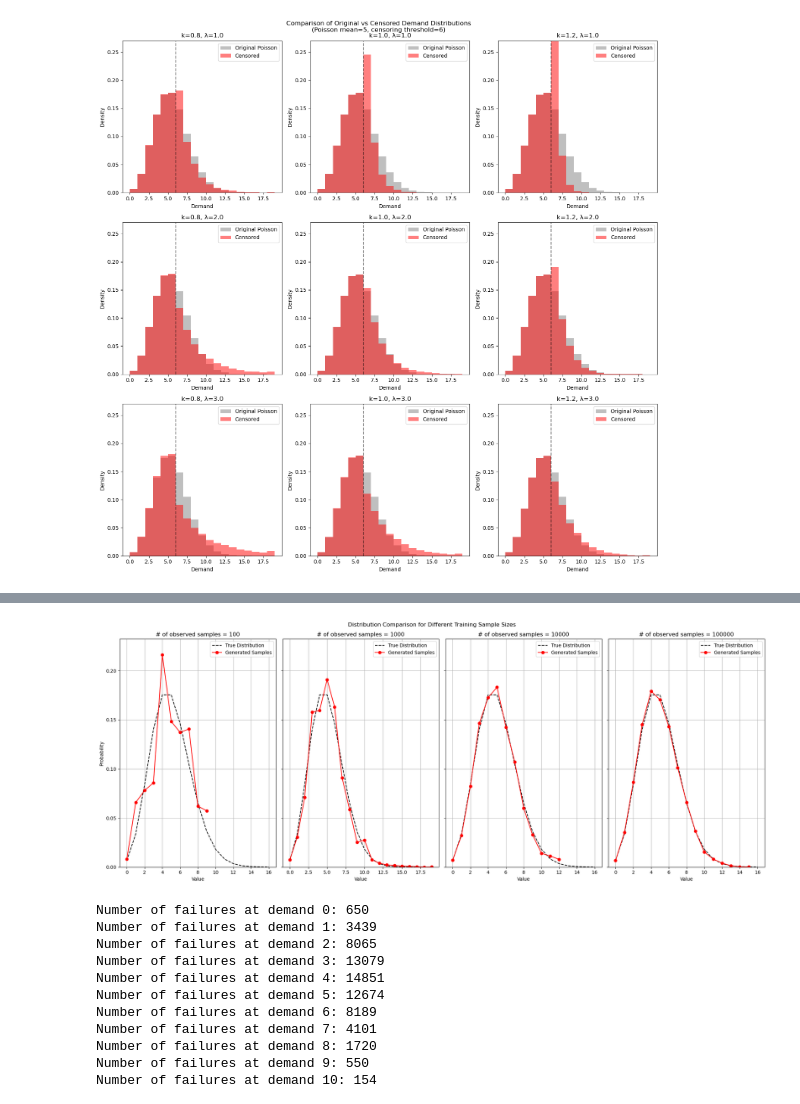
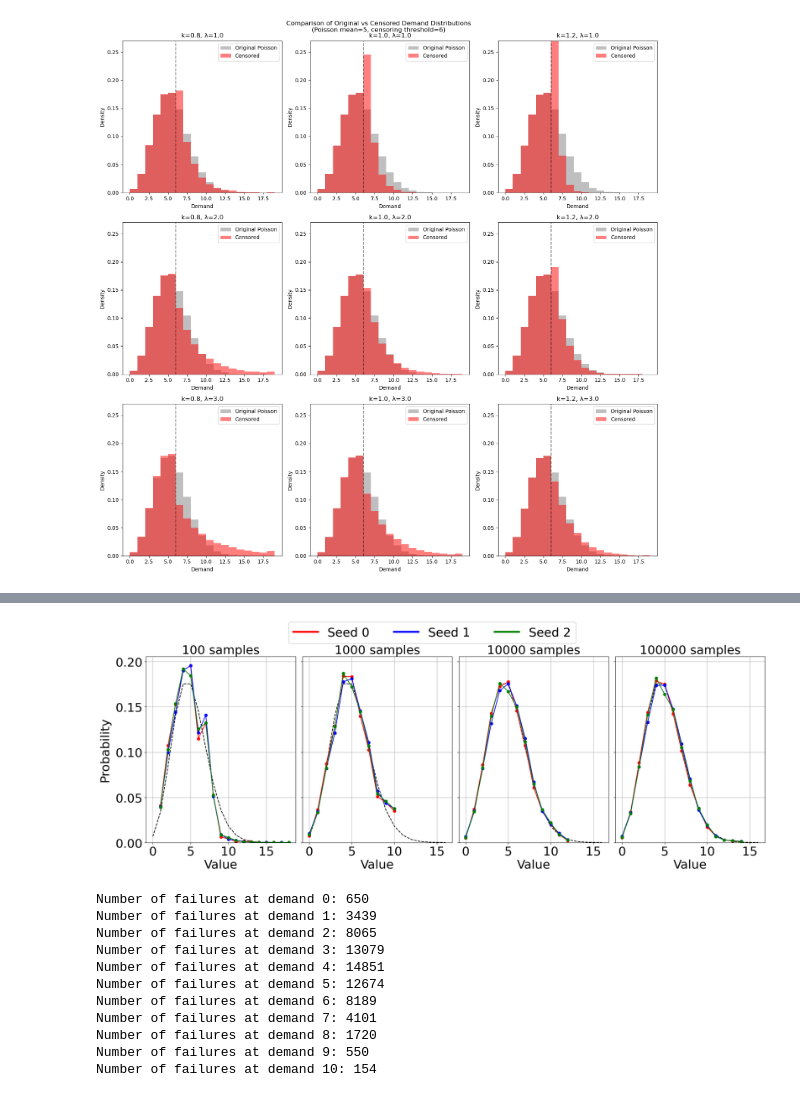
Before and after one commit to minuk302/Neural_inventory_control, a Jupyter notebook: censored_demands.ipynb, the cells around one changed output, grey strips where cells are left out. Saved outputs shown, nothing was run; the diff lists cells and outputs as text; code cells hidden in the pictures.

```diff
--- a/censored_demands.ipynb
+++ b/censored_demands.ipynb
@@ -255,10 +340,13 @@ class KMSampler:
         self.tail_rate = result.x
         self.threshold = times[-1]  # This is M
 
-    def sample(self, n_samples):
+    def sample(self, n_samples, seed=None):
         """Generate new samples from fitted distribution"""
         if self.kmf is None:
             raise ValueError("Must fit model before sampling")
+
+        if seed is not None:
+            np.random.seed(seed)
 
         # Get survival function values
         times = np.arange(np.min(self.kmf.survival_function_.index),
@@ -314,77 +402,85 @@ censoring_process = {'mean': 6}
 n_generate = 10000
 
 # Create figure with 4 subplots in a row
-fig, axes = plt.subplots(1, 4, figsize=(20, 8))
-fig.suptitle('Distribution Comparison for Different Training Sample Sizes')
+fig, axes = plt.subplots(1, 4, figsize=(20, 7))
 
 # Test different n_fit values
 n_fit_values = [10**2, 10**3, 10**4, 10**5]
 
-# First pass to get max y value
+# Initialize y_max
 y_max = 0
-for n_fit in n_fit_values:
-    sampler = KMSampler(num_samples=1000, periods=1)
-    true_demand = np.random.poisson(demand_params['mean'], size=n_fit)
-    thresholds = np.random.poisson(censoring_process['mean'], size=n_fit)
 
-    observed = np.minimum(true_demand, thresholds)
-    censoring_indicators = (true_demand <= thresholds).astype(int)
-
-    sampler.fit(observed, censoring_indicators, M=np.max(thresholds))
-    generated_samples = sampler.sample(n_generate)
-
-    x = np.arange(0, max(20, np.max(generated_samples)))
-    y_max = max(y_max, np.max(stats.poisson.pmf(x, demand_params['mean'])))
-
-    all_values = np.arange(min(generated_samples), max(generated_samples) + 1)
-    counts = np.bincount(generated_samples.astype(int),
-                        minlength=max(generated_samples) + 1)[min(generated_samples):]
-    y_max = max(y_max, np.max(counts/len(generated_samples)))
-
-# Second pass to plot with consistent y limits
+# 20
+seed = 121
+# Plot with consistent y limits
 for i, n_fit in enumerate(n_fit_values):
     # Generate samples
     sampler = KMSampler(num_samples=1000, periods=1)
+    np.random.seed(seed)  # Fixed seed for reproducibility
     true_demand = np.random.poisson(demand_params['mean'], size=n_fit)
+    np.random.seed(seed)  # Different seed for thresholds
     thresholds = np.random.poisson(censoring_process['mean'], size=n_fit)
-
     # Apply censoring
     observed = np.minimum(true_demand, thresholds)
     censoring_indicators = (true_demand <= thresholds).astype(int)
 
     # Fit and generate
     sampler.fit(observed, censoring_indicators, M=np.max(thresholds))
-    generated_samples = sampler.sample(n_generate)
 
-    # Plot
+    # Calculate y_max from true Poisson distribution
+    x = np.arange(0, max(20, np.max(observed)))
+    poisson_pmf = stats.poisson.pmf(x, demand_params['mean'])
+    y_max = max(y_max, np.max(poisson_pmf))
+
+    # Generate samples 3 times with different seeds and get max y value
+    colors = ['red', 'blue', 'green']  # Basic colors
+    seeds = [42, 43, 44, 45, 46]  # Different seeds for each sample
     ax = axes[i]
 
-    # True distribution
-    x = np.arange(0, max(17, np.max(generated_samples)))
-    ax.plot(x, stats.poisson.pmf(x, demand_params['mean']),
-            'k--', label='True Distribution')
+    # Plot true distribution
+    x = np.arange(0, 17)
+    ax.plot(x, stats.poisson.pmf(x, demand_params['mean']), 'k--')
 
-    # Generated samples
-    all_values = np.arange(min(generated_samples), max(generated_samples) + 1)
-    counts = np.bincount(generated_samples.astype(int),
-                        minlength=max(generated_samples) + 1)[min(generated_samples):]
-    ax.plot(all_values, counts/len(generated_samples),
-            'ro-', label='Generated Samples')
+    for j in range(3):
+        generated_samples = sampler.sample(n_generate, seed=seeds[j])
 
-    ax.set_title(f'# of observed samples = {n_fit}')
-    ax.set_xlabel('Value')
-    ax.set_ylim(0, y_max)  # Add 10% padding
+        # Calculate y_max from generated samples
+        all_values = np.arange(min(generated_samples), max(generated_samples) + 1)
+        counts = np.bincount(generated_samples.astype(int),
+                            minlength=max(generated_samples) + 1)[min(generated_samples):]
+        y_max = max(y_max, np.max(counts/len(generated_samples)))
+
+        # Plot generated samples using basic color names instead of hex codes
+        ax.plot(all_values, counts/len(generated_samples), color=colors[j], marker="o", linestyle='-',
+                label=f'Sample {j+1}')
+
+                    # Create a custom legend above all subplots
+    custom_lines = [
+        plt.Line2D([0], [0], color=colors[0], lw=4, label='Seed 0'),
+        plt.Line2D([0], [0], color=colors[1], lw=4, label='Seed 1'),
+        plt.Line2D([0], [0], color=colors[2], lw=4, label='Seed 2'),
+    ]
+    font_size = 26
+    fig.legend(handles=custom_lines, loc='upper center', fontsize=font_size, ncol=6, bbox_to_anchor=(0.5, 1.1))
+
+    ax.set_title(f'{n_fit} samples', fontsize=font_size)
+    ax.set_xlabel('Value', fontsize=font_size)
     if i == 0:  # Only show y-label for leftmost plot
-        ax.set_ylabel('Probability')
+        ax.set_ylabel('Probability', fontsize=font_size, labelpad=10)  # Added labelpad for margin
     else:
         ax.set_yticklabels([])  # Hide y-tick labels for other plots
-    ax.legend()
     ax.grid(True)
+    ax.tick_params(axis='both', which='major', labelsize=font_size)
+    # Reduce number of y-ticks
+    ax.yaxis.set_major_locator(plt.MaxNLocator(5))
+
+for ax in axes:
+    ax.set_ylim(0, y_max*1.05)
 
 plt.tight_layout()
 plt.show()
 # %% [output]
-[figure, old version]
+[figure, new version]
 # %%
 # Generate samples
 n_fit = 10**5
```
Also changed, not shown: parts of 1 cell of this notebook, 11 other files.
